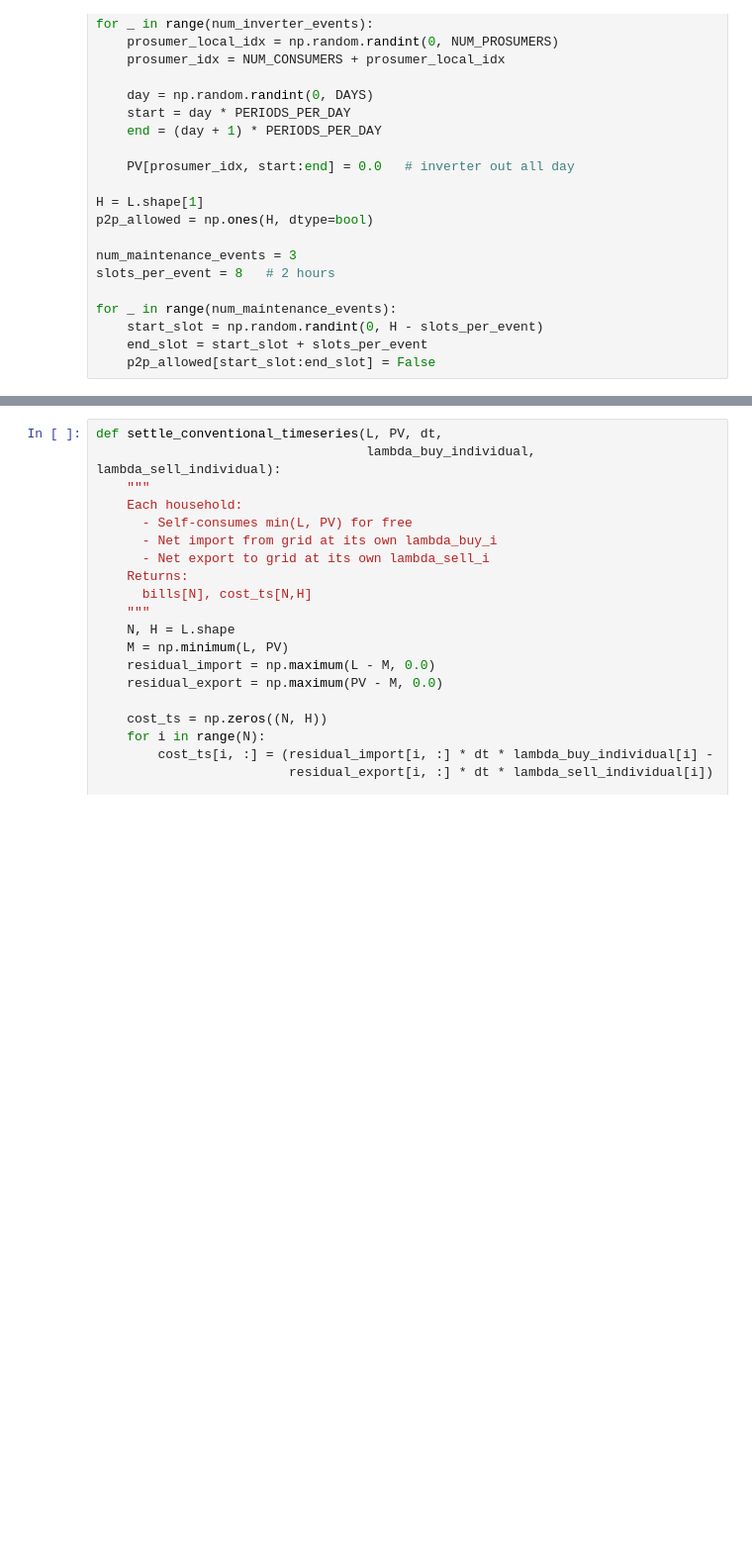
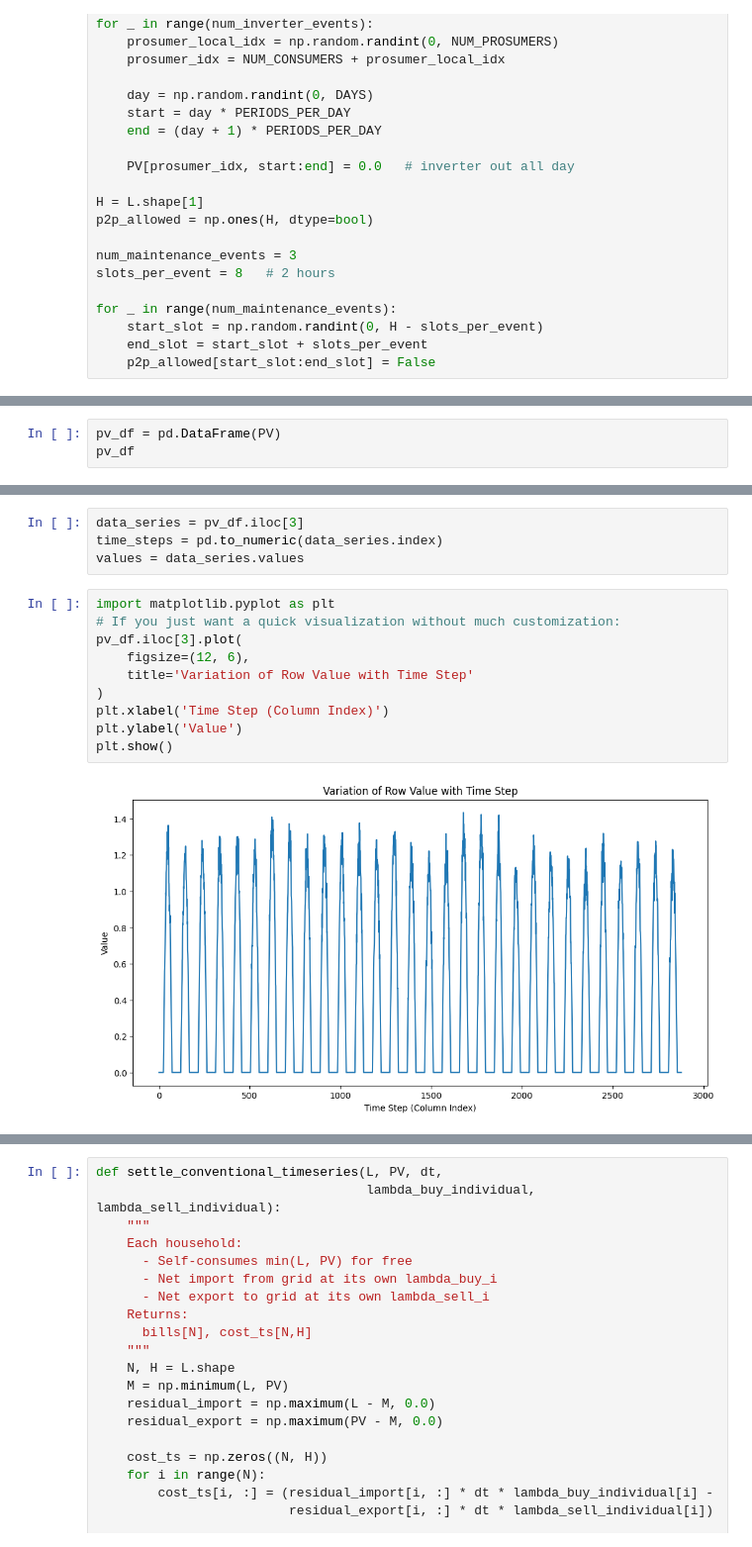
Before and after one commit to Dysfunctional-Human/P2P-Pricing, a Jupyter notebook: toySystem.ipynb, the cells around one changed output, grey strips where cells are left out. Shown at 99% size. Drawn from its saved outputs; the diff is of its cells as text; blank space fills up the shorter version.

```diff
--- a/toySystem.ipynb
+++ b/toySystem.ipynb
@@ -298,0 +319,3 @@ for _ in range(num_maintenance_events):
+# %%
+pv_df = pd.DataFrame(PV)
+pv_df
@@ -298,0 +364,16 @@ for _ in range(num_maintenance_events):
+# %%
+data_series = pv_df.iloc[3]
+time_steps = pd.to_numeric(data_series.index)
+values = data_series.values
+# %%
+import matplotlib.pyplot as plt
+# If you just want a quick visualization without much customization:
+pv_df.iloc[3].plot(
+    figsize=(12, 6),
+    title='Variation of Row Value with Time Step'
+)
+plt.xlabel('Time Step (Column Index)')
+plt.ylabel('Value')
+plt.show()
+# %% [output]
+[figure, added]
```
Also changed, not shown: parts of 6 cells of this notebook, 38 other files.
